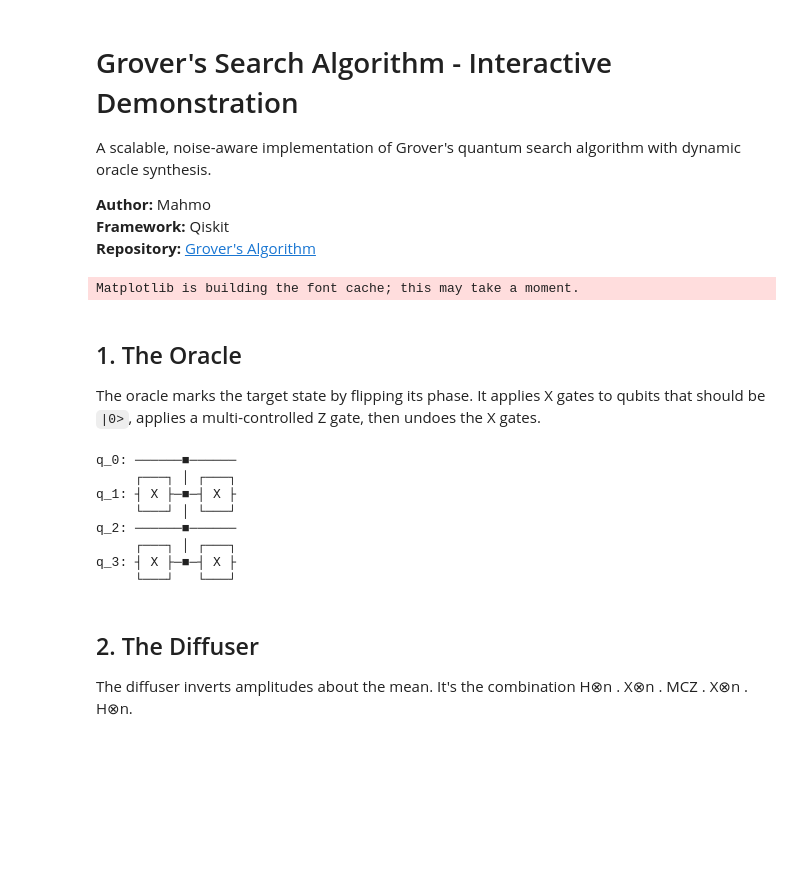
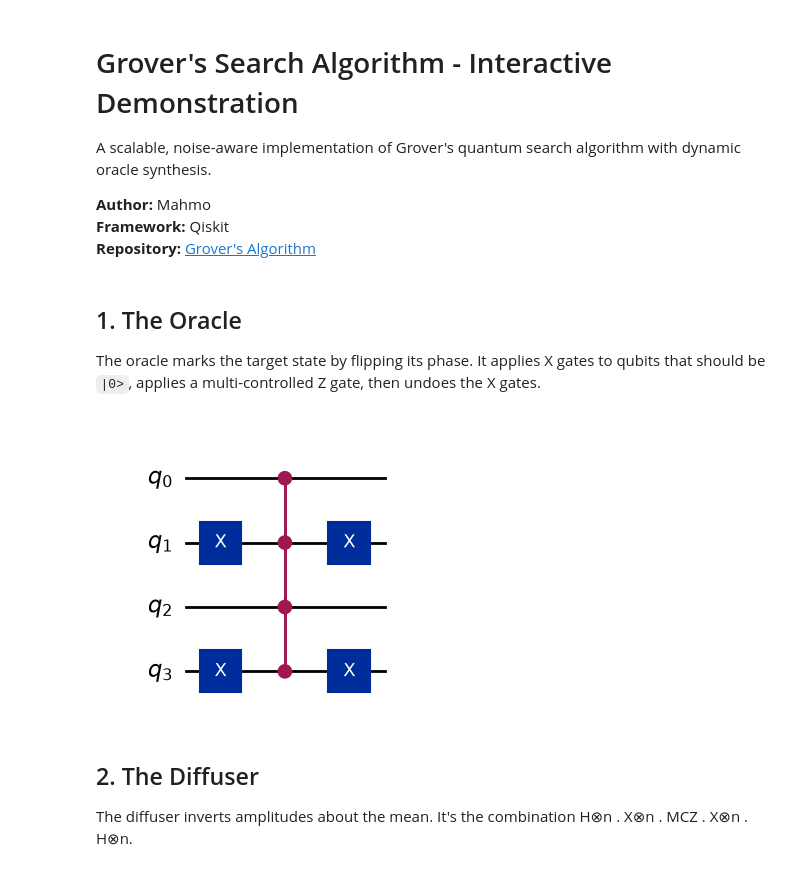
Before and after one commit to updownairbender/Grover-s-Algorithm, a Jupyter notebook: notebooks/demonstration.ipynb, the cells around one changed output. Saved outputs shown, nothing was run; the diff lists cells and outputs as text; code cells hidden in the pictures; blank space fills up the shorter version.

```diff
--- a/notebooks/demonstration.ipynb
+++ b/notebooks/demonstration.ipynb
@@ -12,9 +12,6 @@ from pathlib import Path
 sys.path.insert(0, str(Path.cwd().parent))
 
 import matplotlib.pyplot as plt
-import numpy as np
-from qiskit import QuantumCircuit
-from qiskit_aer import AerSimulator
 
 from src.oracle import create_oracle
 from src.diffuser import create_diffuser
@@ -24,28 +21,17 @@ from src.pipeline import (
     run_ideal,
     run_noisy,
     compute_probabilities,
-    extract_marked_probability,
-    save_circuit_diagram,
-    NOISE_MODEL,
+    extract_marked_probability
 )
-# %% [output]
-Matplotlib is building the font cache; this may take a moment.
 # %% [markdown]
 ## 1. The Oracle
 
 The oracle marks the target state by flipping its phase. It applies X gates to qubits that should be `|0>`, applies a multi-controlled Z gate, then undoes the X gates.
 # %%
 oracle = create_oracle(4, "1010")
-print(oracle.draw(output="text"))
+oracle.draw(output="mpl")
 # %% [output]
-q_0: ──────■──────
-     ┌───┐ │ ┌───┐
-q_1: ┤ X ├─■─┤ X ├
-     └───┘ │ └───┘
-q_2: ──────■──────
-     ┌───┐ │ ┌───┐
-q_3: ┤ X ├─■─┤ X ├
-     └───┘   └───┘
+[figure, added]
 # %% [markdown]
 ## 2. The Diffuser
 
```
Also changed, not shown: parts of 7 cells of this notebook.
